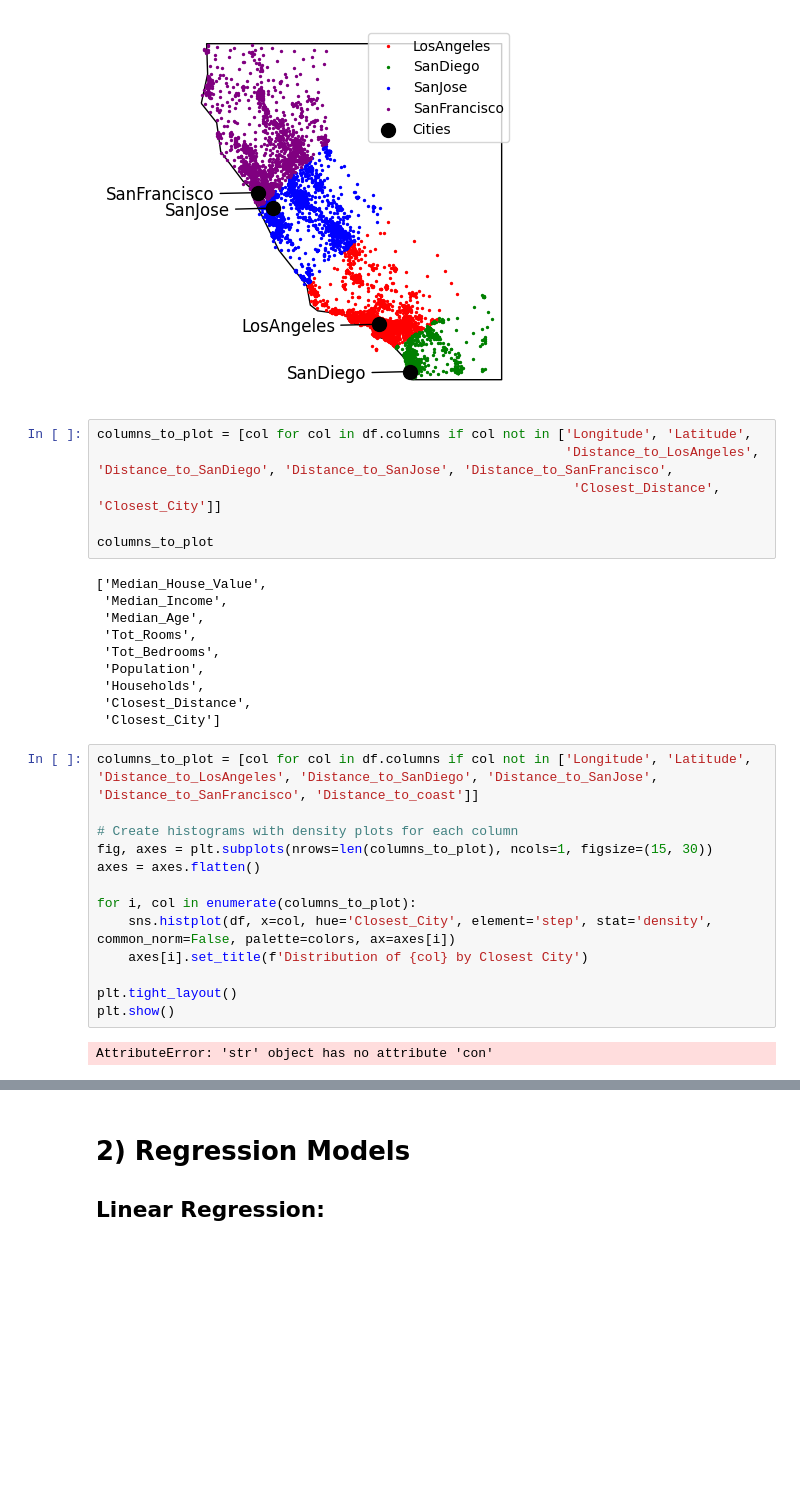
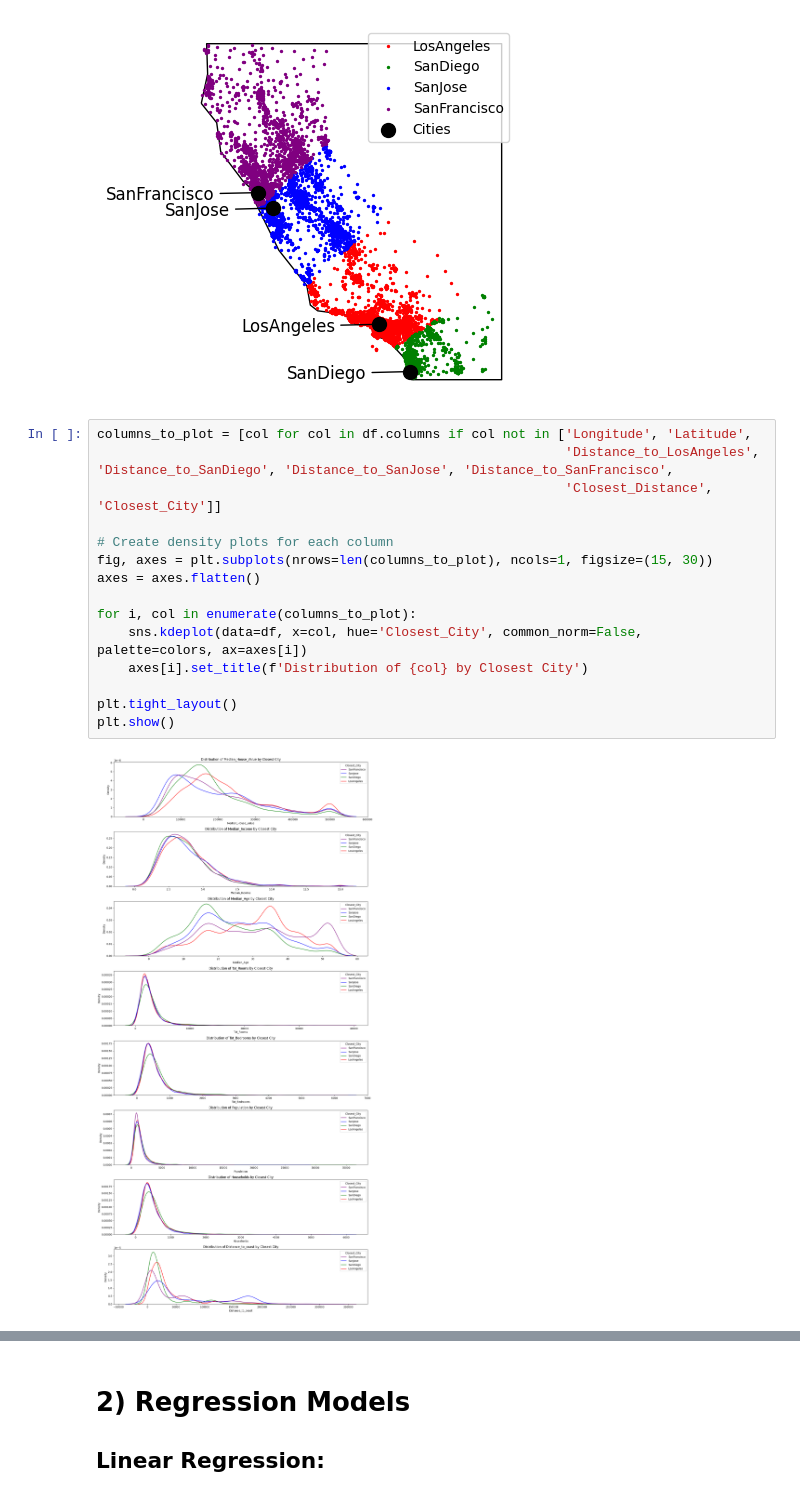
Before and after one commit to JADS-GROUP8/DM, a Jupyter notebook: Data_Mining_Assignment_1.ipynb, the cells around one changed output, grey strips where cells are left out. Drawn from its saved outputs; the diff is of its cells as text; blank space fills up the shorter version.

```diff
--- a/Data_Mining_Assignment_1.ipynb
+++ b/Data_Mining_Assignment_1.ipynb
@@ -362,34 +327,20 @@ plt.legend(loc='upper right')
 plt.show()
 # %% [output]
 [figure]
-# %%
-columns_to_plot = [col for col in df.columns if col not in ['Longitude', 'Latitude',
-                                                            'Distance_to_LosAngeles', 'Distance_to_SanDiego', 'Distance_to_SanJose', 'Distance_to_SanFrancisco',
-                                                             'Closest_Distance', 'Closest_City']]
-
-columns_to_plot
-# %% [output]
-['Median_House_Value',
- 'Median_Income',
- 'Median_Age',
- 'Tot_Rooms',
- 'Tot_Bedrooms',
- 'Population',
- 'Households',
- 'Closest_Distance',
- 'Closest_City']
 # %%
-columns_to_plot = [col for col in df.columns if col not in ['Longitude', 'Latitude', 'Distance_to_LosAngeles', 'Distance_to_SanDiego', 'Distance_to_SanJose', 'Distance_to_SanFrancisco', 'Distance_to_coast']]
+columns_to_plot = [col for col in df.columns if col not in ['Longitude', 'Latitude',
+                                                            'Distance_to_LosAngeles', 'Distance_to_SanDiego', 'Distance_to_SanJose', 'Distance_to_SanFrancisco',
+                                                            'Closest_Distance', 'Closest_City']]
 
-# Create histograms with density plots for each column
+# Create density plots for each column
 fig, axes = plt.subplots(nrows=len(columns_to_plot), ncols=1, figsize=(15, 30))
 axes = axes.flatten()
 
 for i, col in enumerate(columns_to_plot):
-    sns.histplot(df, x=col, hue='Closest_City', element='step', stat='density', common_norm=False, palette=colors, ax=axes[i])
+    sns.kdeplot(data=df, x=col, hue='Closest_City', common_norm=False, palette=colors, ax=axes[i])
     axes[i].set_title(f'Distribution of {col} by Closest City')
 
 plt.tight_layout()
 plt.show()
 # %% [output]
-AttributeError: 'str' object has no attribute 'con'
+[figure, added]
```
Also changed, not shown: parts of 18 cells of this notebook.
